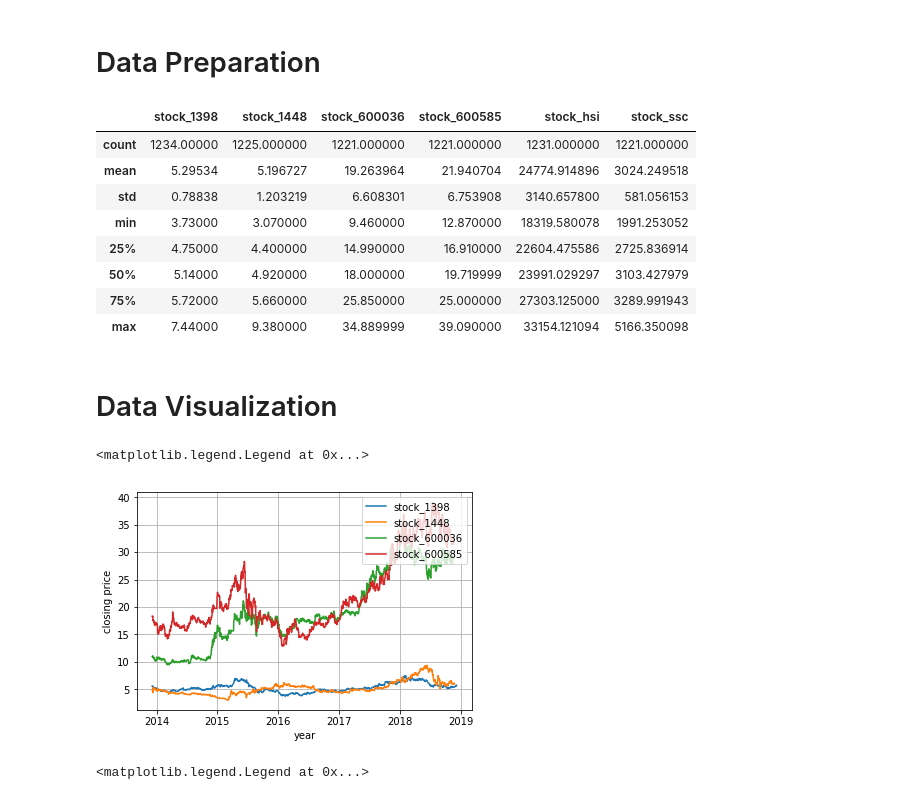
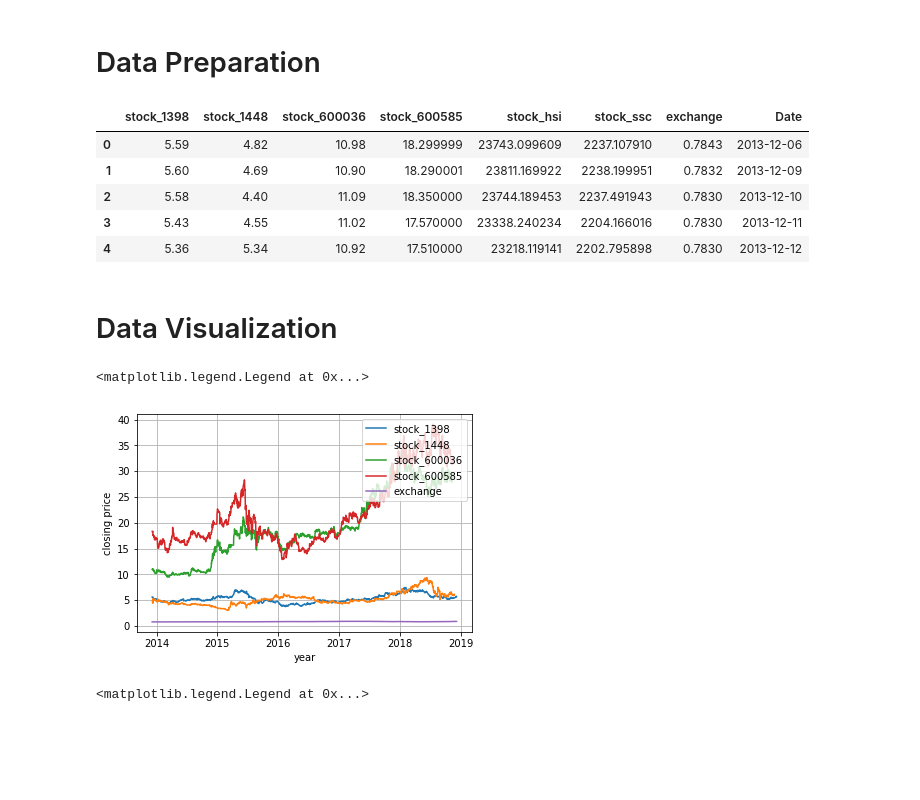
Before and after one commit to zuba0818/SchoolWork, a Jupyter notebook: Stock Data mini Project.ipynb, the cells around one changed output. Saved outputs shown, nothing was run; the diff lists cells and outputs as text; code cells hidden in the pictures; blank space fills up the shorter version.

```diff
--- a/Stock Data mini Project.ipynb
+++ b/Stock Data mini Project.ipynb
@@ -19,6 +20,12 @@ df3 = pd.read_csv("/Users/zuba818/Desktop/zstock/600036.csv")
 df4 = pd.read_csv("/Users/zuba818/Desktop/zstock/600585.csv")
 df5 = pd.read_csv("/Users/zuba818/Desktop/zstock/hsi.csv")
 df6 = pd.read_csv("/Users/zuba818/Desktop/zstock/ssc.csv")
+df7 = pd.read_csv("/Users/zuba818/Desktop/zstock/hkdcny.csv")
+
+df7['Date'] = df7['Date'].str.replace(" ","")
+df7['Date'] = [dt.datetime.strptime(d,'%b%d,%Y').date() for d in df7['Date']]
+df7 = df7.sort_values(by='Date')
+df7 = df7.reset_index(drop=True)
 
 #we consider the closing price as predictor variable
 stocks = pd.DataFrame({"stock_1398": df["Close"],
@@ -28,38 +35,38 @@ stocks = pd.DataFrame({"stock_1398": df["Close"],
                        "stock_hsi": df5["Close"],
                        "stock_ssc": df6["Close"]
 })
-
+stocks['exchange'] = df7.Price
 #format datetime
 stocks['Date'] = df.Date
 stocks['Date'] = [dt.datetime.strptime(d,'%Y-%m-%d').date() for d in stocks['Date']]
 
 #quick data exploration
 stocks.describe()
+stocks.head()
 # %% [output]
-|  | stock_1398 | stock_1448 | stock_600036 | stock_600585 | stock_hsi | stock_ssc |
-| count | 1234.00000 | 1225.000000 | 1221.000000 | 1221.000000 | 1231.000000 | 1221.000000 |
-| mean | 5.29534 | 5.196727 | 19.263964 | 21.940704 | 24774.914896 | 3024.249518 |
-| std | 0.78838 | 1.203219 | 6.608301 | 6.753908 | 3140.657800 | 581.056153 |
-| min | 3.73000 | 3.070000 | 9.460000 | 12.870000 | 18319.580078 | 1991.253052 |
-| 25% | 4.75000 | 4.400000 | 14.990000 | 16.910000 | 22604.475586 | 2725.836914 |
-| 50% | 5.14000 | 4.920000 | 18.000000 | 19.719999 | 23991.029297 | 3103.427979 |
-| 75% | 5.72000 | 5.660000 | 25.850000 | 25.000000 | 27303.125000 | 3289.991943 |
-| max | 7.44000 | 9.380000 | 34.889999 | 39.090000 | 33154.121094 | 5166.350098 |
+|  | stock_1398 | stock_1448 | stock_600036 | stock_600585 | stock_hsi | stock_ssc | exchange | Date |
+| 0 | 5.59 | 4.82 | 10.98 | 18.299999 | 23743.099609 | 2237.107910 | 0.7843 | 2013-12-06 |
+| 1 | 5.60 | 4.69 | 10.90 | 18.290001 | 23811.169922 | 2238.199951 | 0.7832 | 2013-12-09 |
+| 2 | 5.58 | 4.40 | 11.09 | 18.350000 | 23744.189453 | 2237.491943 | 0.7830 | 2013-12-10 |
+| 3 | 5.43 | 4.55 | 11.02 | 17.570000 | 23338.240234 | 2204.166016 | 0.7830 | 2013-12-11 |
+| 4 | 5.36 | 5.34 | 10.92 | 17.510000 | 23218.119141 | 2202.795898 | 0.7830 | 2013-12-12 |
 # %% [markdown]
 # Data Visualization
 # %%
 #Since the HSI,SSC value is large, we better to plot the graph separately
+#If we see the exchange closly, there are slighly change too.
 plt.plot(stocks.Date, stocks.stock_1398,label = 'stock_1398')
 plt.plot(stocks.Date, stocks.stock_1448,label = 'stock_1448')
 plt.plot(stocks.Date, stocks.stock_600036,label = 'stock_600036')
 plt.plot(stocks.Date, stocks.stock_600585,label = 'stock_600585')
+plt.plot(stocks.Date, stocks.exchange,label = 'exchange')
 plt.grid()
 plt.xlabel("year")
 plt.ylabel("closing price")
 plt.legend(loc='upper right')
 # %% [output]
 <matplotlib.legend.Legend at 0x...>
-[figure, old version]
+[figure, new version]
 # %%
 plt.plot(stocks.Date, stocks.stock_hsi,label = 'stock_hsi')
 plt.plot(stocks.Date, stocks.stock_ssc,label = 'stock_ssc')
```
Also changed, not shown: parts of 19 cells of this notebook.
